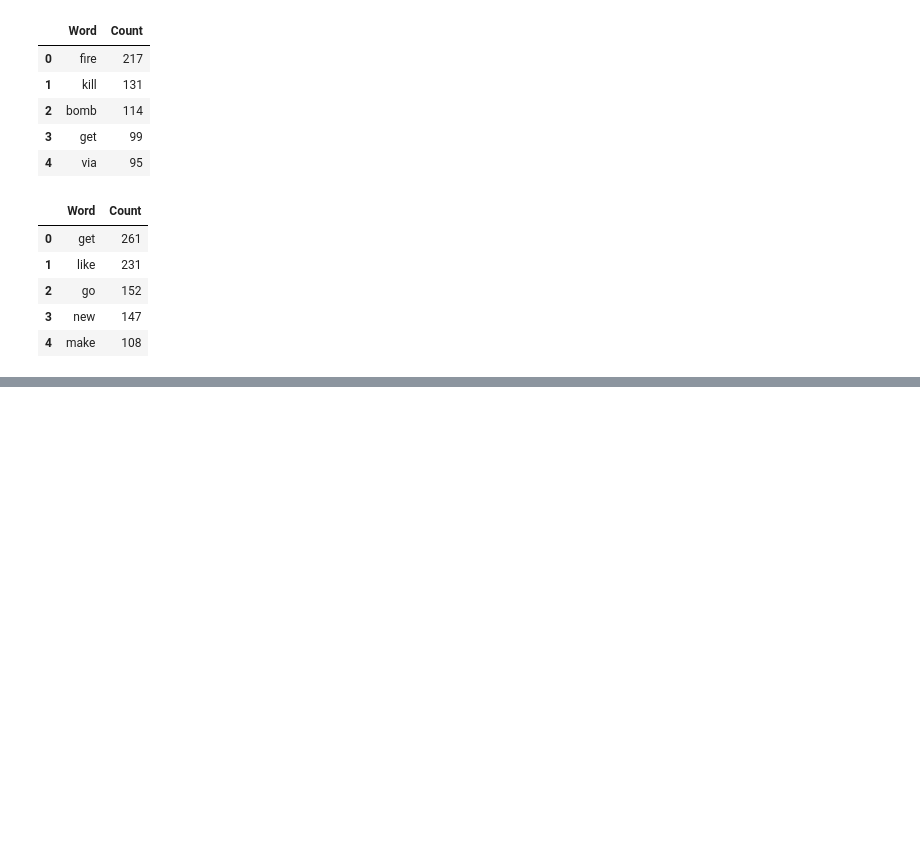
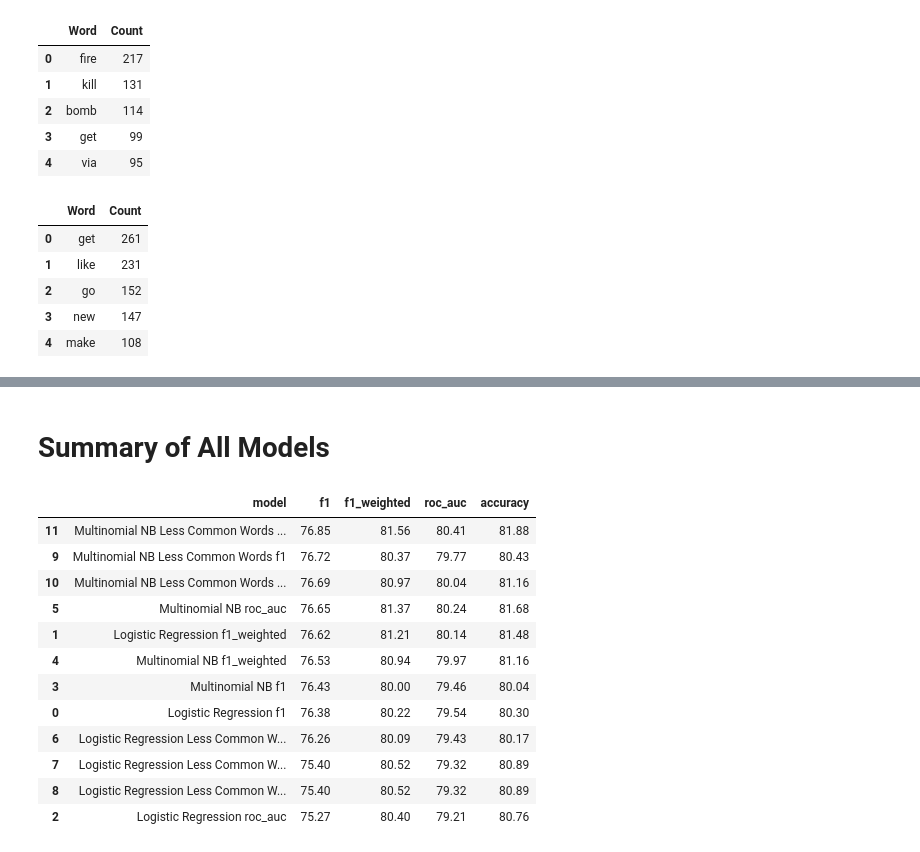
Before and after one commit to JericCantos/DisasterTweetPredictions, a Jupyter notebook: notebooks/DisasterTweetPrediction.ipynb, the cells around one changed output, grey strips where cells are left out. Drawn from its saved outputs; the diff is of its cells as text; code cells hidden in the pictures; blank space fills up the shorter version.

```diff
--- a/notebooks/DisasterTweetPrediction.ipynb
+++ b/notebooks/DisasterTweetPrediction.ipynb
@@ -453,12 +486,14 @@ def evaluate_model (model, X_train, y_train, X_test, y_test, best_params,
                                   'best_params': best_params,
                                   'model': model}
 # %%
-def model_summaries (model_list):
+def model_summaries (model_list=None):
   df_models = pd.DataFrame.from_dict(model_comparisons, orient='index')
   df_models = df_models[['f1', 'f1_weighted', 'roc_auc', 'accuracy' ]]
   df_models = df_models.reset_index()
   df_models.rename(columns={'index': 'model'}, inplace=True)
 
+  if model_list is None:
+    return df_models.sort_values(by='f1', ascending=False)
 
   return df_models[df_models['model'].isin(model_list)]\
               .sort_values(by='f1', ascending=False)
@@ -775,0 +1066,19 @@ non_disaster_df.head()
+# %% [markdown]
+# Summary of All Models
+# %%
+df_summary_all = model_summaries()
+df_summary_all
+# %% [output]
+|  | model | f1 | f1_weighted | roc_auc | accuracy |
+| 11 | Multinomial NB Less Common Words ... | 76.85 | 81.56 | 80.41 | 81.88 |
+| 9 | Multinomial NB Less Common Words f1 | 76.72 | 80.37 | 79.77 | 80.43 |
+| 10 | Multinomial NB Less Common Words ... | 76.69 | 80.97 | 80.04 | 81.16 |
+| 5 | Multinomial NB roc_auc | 76.65 | 81.37 | 80.24 | 81.68 |
+| 1 | Logistic Regression f1_weighted | 76.62 | 81.21 | 80.14 | 81.48 |
+| 4 | Multinomial NB f1_weighted | 76.53 | 80.94 | 79.97 | 81.16 |
+| 3 | Multinomial NB f1 | 76.43 | 80.00 | 79.46 | 80.04 |
+| 0 | Logistic Regression f1 | 76.38 | 80.22 | 79.54 | 80.30 |
+| 6 | Logistic Regression Less Common W... | 76.26 | 80.09 | 79.43 | 80.17 |
+| 7 | Logistic Regression Less Common W... | 75.40 | 80.52 | 79.32 | 80.89 |
+| 8 | Logistic Regression Less Common W... | 75.40 | 80.52 | 79.32 | 80.89 |
+| 2 | Logistic Regression roc_auc | 75.27 | 80.40 | 79.21 | 80.76 |
```
Also changed, not shown: parts of 36 cells of this notebook.
